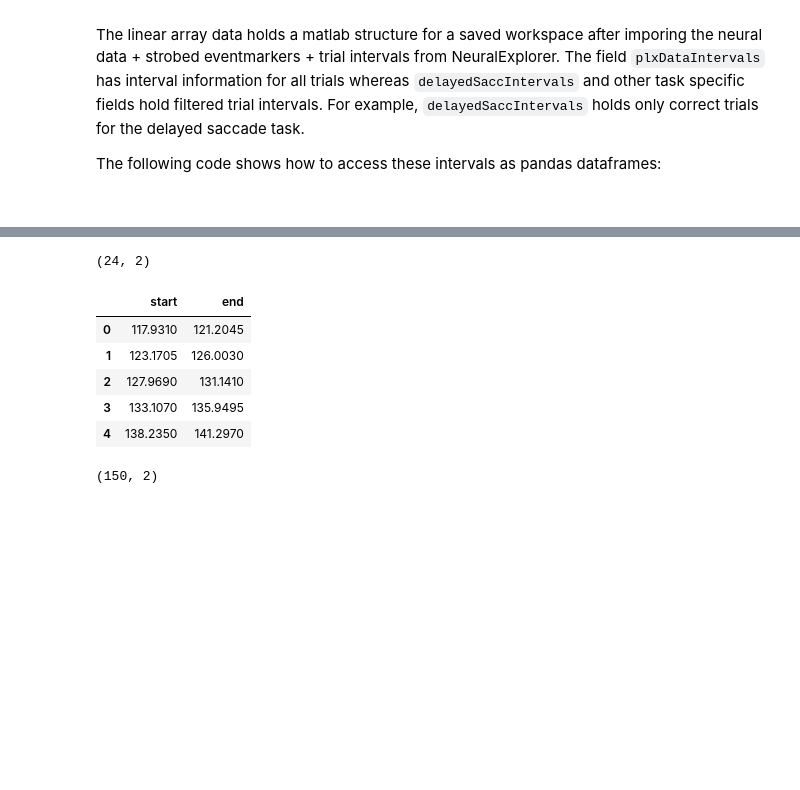
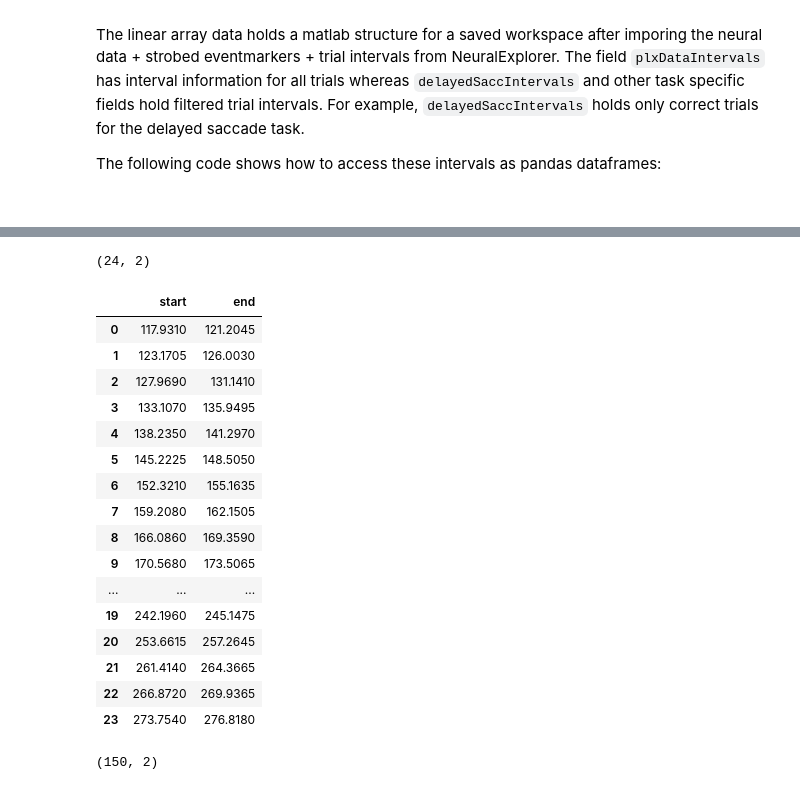
Before and after one commit to SmilodonCub/linArray, a Jupyter notebook: linArray_notebook.ipynb, the cells around one changed output, grey strips where cells are left out. Drawn from its saved outputs; the diff is of its cells as text; code cells hidden in the pictures; blank space fills up the shorter version.

```diff
--- a/linArray_notebook.ipynb
+++ b/linArray_notebook.ipynb
@@ -67,17 +78,28 @@ delayedSaccade_DF.head()
 # %%
 # the delayedSaccIntervals 180 field
 delayedSaccade_dat = linArrayMat[ 'delayedSacc180RFInt' ]
 delayedSaccade_DF = pd.DataFrame( data = delayedSaccade_dat, columns = [ 'start','end' ] )
 print( delayedSaccade_DF.shape )
-delayedSaccade_DF.head()
+delayedSaccade_DF
 # %% [output]
 (24, 2)
 |  | start | end |
 | 0 | 117.9310 | 121.2045 |
 | 1 | 123.1705 | 126.0030 |
 | 2 | 127.9690 | 131.1410 |
 | 3 | 133.1070 | 135.9495 |
 | 4 | 138.2350 | 141.2970 |
+| 5 | 145.2225 | 148.5050 |
+| 6 | 152.3210 | 155.1635 |
+| 7 | 159.2080 | 162.1505 |
+| 8 | 166.0860 | 169.3590 |
+| 9 | 170.5680 | 173.5065 |
+| ... | ... | ... |
+| 19 | 242.1960 | 245.1475 |
+| 20 | 253.6615 | 257.2645 |
+| 21 | 261.4140 | 264.3665 |
+| 22 | 266.8720 | 269.9365 |
+| 23 | 273.7540 | 276.8180 |
 # %%
 # the catSearchPHYSIOLIntervals feld
 catSearchPHYSIOL_dat = linArrayMat[ 'catSearchPHYSIOLIntervals' ]
```
Also changed, not shown: parts of 2 cells of this notebook, 3 other files.
